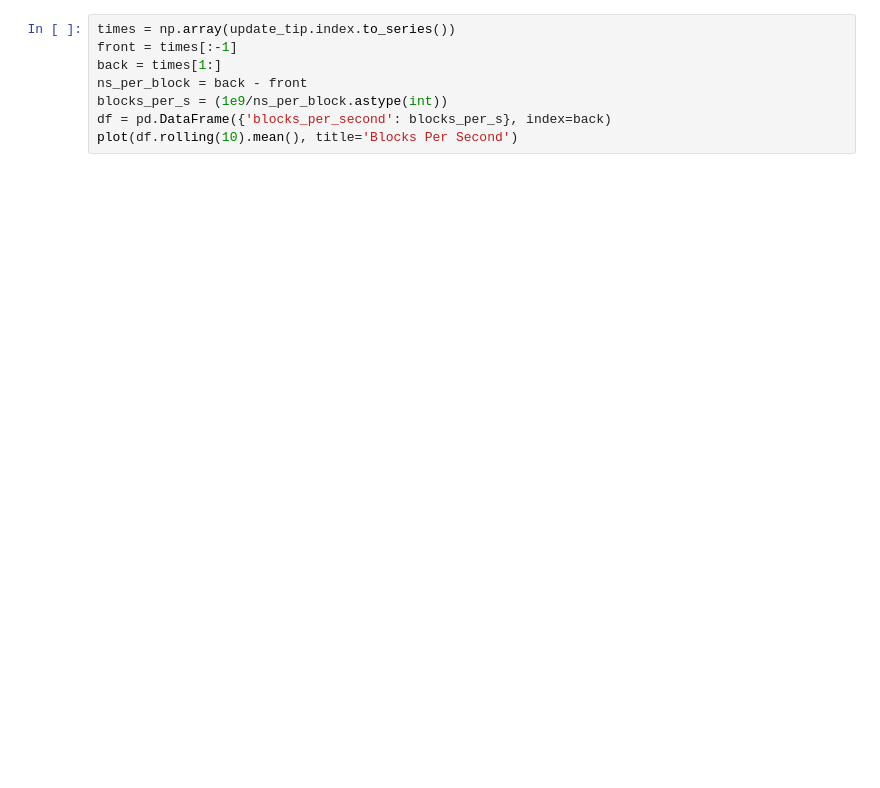
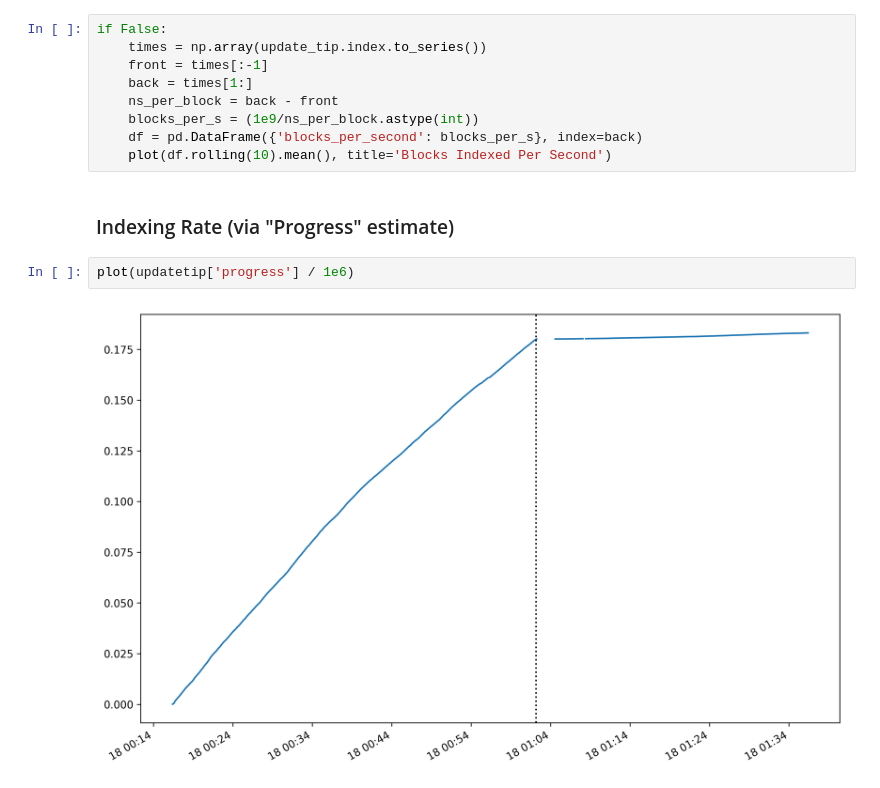
Before and after one commit to eklitzke/bitcoin-tools, a Jupyter notebook: hacking.ipynb, the cells around one changed output. Cells and saved outputs as stored; diff of their text form; blank space fills up the shorter version.

```diff
--- a/hacking.ipynb
+++ b/hacking.ipynb
@@ -39,8 +82,15 @@ plot(update_tip['height'], title='Chain Height')
 # %%
-times = np.array(update_tip.index.to_series())
-front = times[:-1]
-back = times[1:]
-ns_per_block = back - front
-blocks_per_s = (1e9/ns_per_block.astype(int))
-df = pd.DataFrame({'blocks_per_second': blocks_per_s}, index=back)
-plot(df.rolling(10).mean(), title='Blocks Per Second')
+if False:
+    times = np.array(update_tip.index.to_series())
+    front = times[:-1]
+    back = times[1:]
+    ns_per_block = back - front
+    blocks_per_s = (1e9/ns_per_block.astype(int))
+    df = pd.DataFrame({'blocks_per_second': blocks_per_s}, index=back)
+    plot(df.rolling(10).mean(), title='Blocks Indexed Per Second')
+# %% [markdown]
+### Indexing Rate (via "Progress" estimate)
+# %%
+plot(updatetip['progress'] / 1e6)
+# %% [output]
+[figure, added]
```
Also changed, not shown: parts of 24 cells of this notebook, 1 other file.
